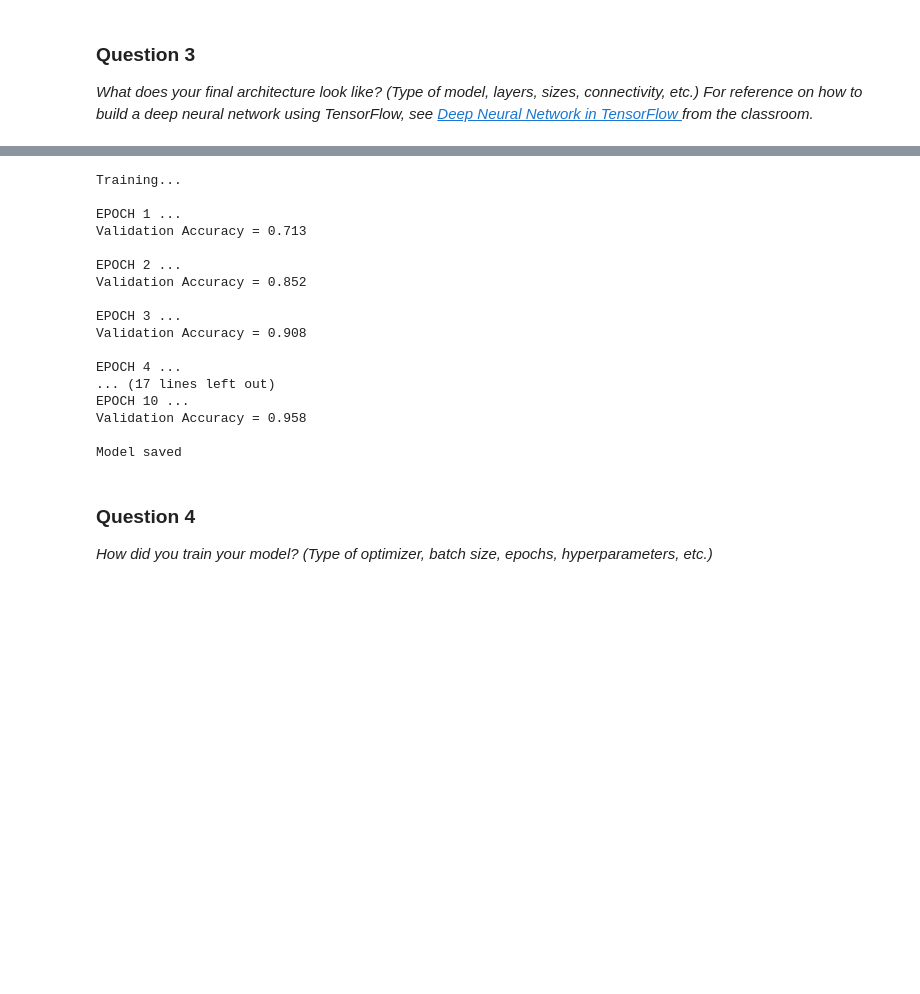
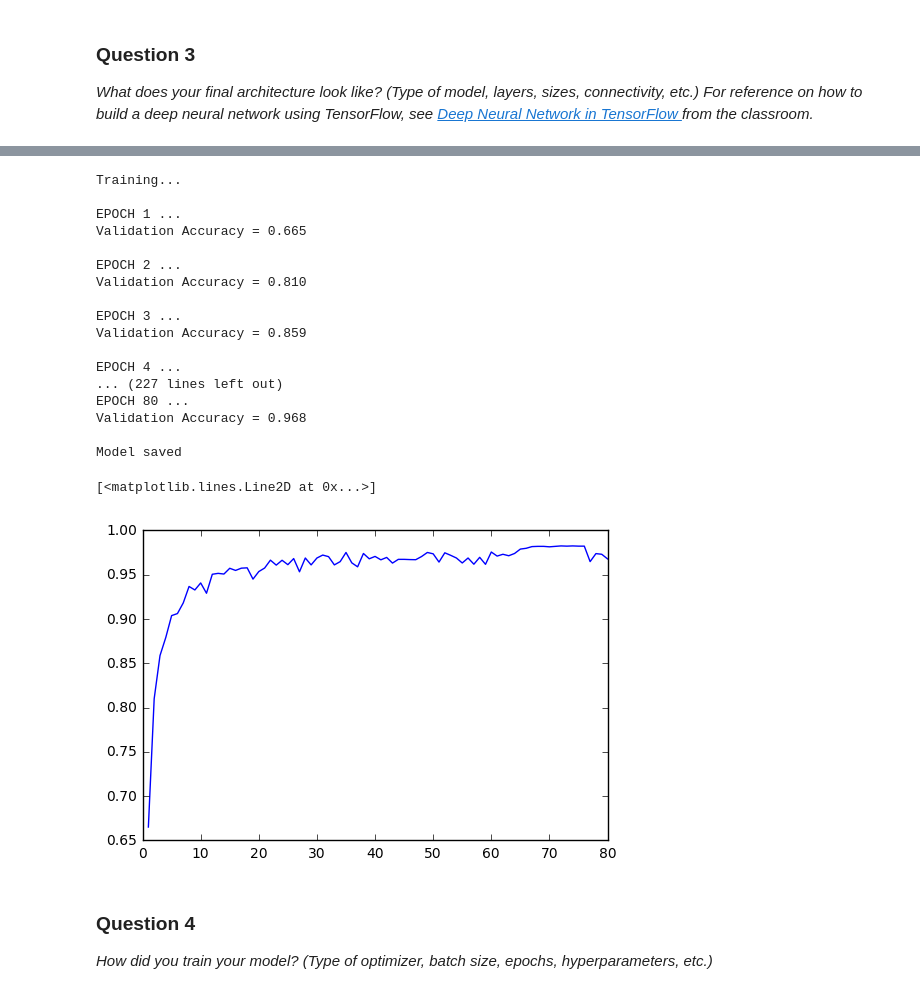
Before and after one commit to chilisy/CarND-Traffic-Sign-Classifier-Project, a Jupyter notebook: Traffic_Sign_Classifier.ipynb, the cells around one changed output, grey strips where cells are left out. Drawn from its saved outputs; the diff is of its cells as text; code cells hidden in the pictures; blank space fills up the shorter version.

Commit message:
chili: plot training effectivity

```diff
--- a/Traffic_Sign_Classifier.ipynb
+++ b/Traffic_Sign_Classifier.ipynb
@@ -192,8 +192,10 @@ _Describe how you set up the training, validation and testing data for your mode
 ### Define your architecture here.
 ### Feel free to use as many code cells as needed.
 
-EPOCHS = 10
+EPOCHS = 80
 BATCH_SIZE = 128
+
+learning_rate = 0.0005
 
 def conv2d(inputs, weights, bias, stride=2, padding='VALID'):
     strides=[1, stride, stride, 1]
@@ -321,7 +326,10 @@ def evaluate(X_data, y_data):
 # %%
-with tf.Session() as sess:
+with tf.Session(config= tf.ConfigProto(allow_soft_placement=True, log_device_placement=True)) as sess:
     sess.run(tf.global_variables_initializer())
     num_examples = len(X_train)
+
+    ep = np.array([])
+    accuracy = np.array([])
 
     print("Training...")
     print()
@@ -337,26 +345,35 @@ with tf.Session() as sess:
         print("Validation Accuracy = {:.3f}".format(validation_accuracy))
         print()
 
-    saver.save(sess, 'lenet')
+        ep = np.append(ep, i+1)
+        accuracy = np.append(accuracy, validation_accuracy)
+
+    saver.save(sess, cwd+'/lenet')
     print("Model saved")
 # %% [output]
 Training...
 
 EPOCH 1 ...
-Validation Accuracy = 0.713
+Validation Accuracy = 0.665
 
 EPOCH 2 ...
-Validation Accuracy = 0.852
+Validation Accuracy = 0.810
 
 EPOCH 3 ...
-Validation Accuracy = 0.908
+Validation Accuracy = 0.859
 
 EPOCH 4 ...
-... (17 lines left out)
-EPOCH 10 ...
-Validation Accuracy = 0.958
+... (227 lines left out)
+EPOCH 80 ...
+Validation Accuracy = 0.968
 
 Model saved
+# %%
+plt.figure()
+plt.plot(ep, accuracy)
+# %% [output]
+[<matplotlib.lines.Line2D at 0x...>]
+[figure, added]
 # %% [markdown]
 ### Question 4
 
```
Also changed, not shown: parts of 6 cells of this notebook, 2 other files.
